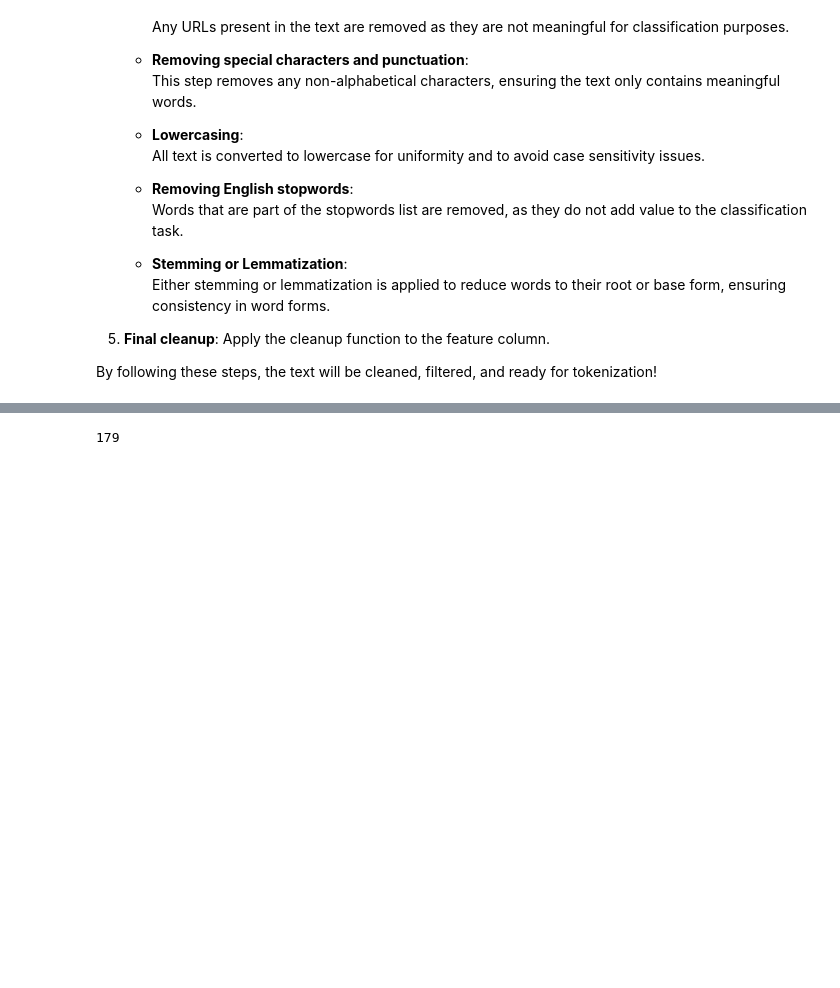
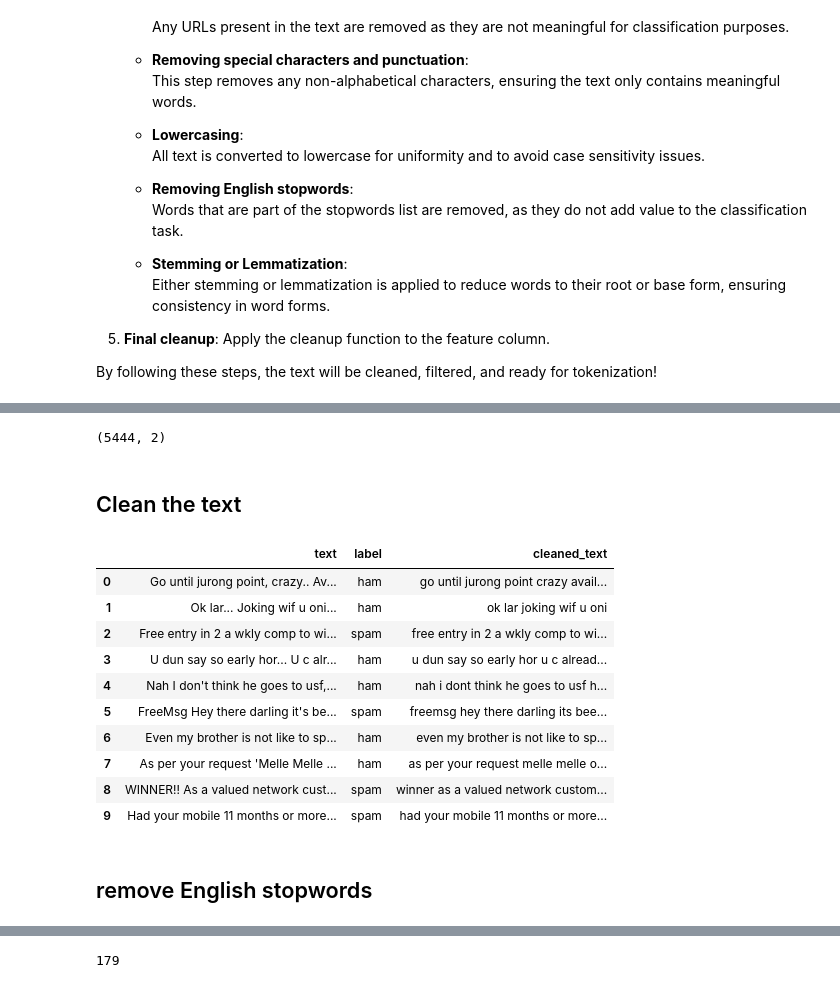
Before and after one commit to TariqAlhathloul/Text_Classification, a Jupyter notebook: Task2_Text_Classification.ipynb, the cells around one changed output, grey strips where cells are left out. Cells and saved outputs as stored; diff of their text form; code cells hidden in the pictures; blank space fills up the shorter version.

```diff
--- a/Task2_Text_Classification.ipynb
+++ b/Task2_Text_Classification.ipynb
@@ -125,5 +98,2 @@ stopwords = stopwords.words('english')
-# %%
-df['sentence_len'] = df['text'].apply(lambda x: len(sent_tokenize(x)))
-df['word_tokenize'] = df['text'].apply(lambda x: word_tokenize(x))
 # %% [markdown]
 ## Common Words and Vocabulary
@@ -184,0 +154,2 @@ By following these steps, the text will be cleaned, filtered, and ready for toke
+# %%
+df.dropna(inplace=True)
@@ -184,0 +194,8 @@ By following these steps, the text will be cleaned, filtered, and ready for toke
+# %%
+df = df[(df['text'].str.len() > 15) & (df['text'].str.len() <= 250)]
+# %%
+df.shape
+# %% [output]
+(5444, 2)
+# %% [markdown]
+## Clean the text
@@ -185 +218,17 @@ By following these steps, the text will be cleaned, filtered, and ready for toke
+# %%
+df.head(10)
+# %% [output]
+|  | text | label | cleaned_text |
+| 0 | Go until jurong point, crazy.. Av... | ham | go until jurong point crazy avail... |
+| 1 | Ok lar... Joking wif u oni... | ham | ok lar joking wif u oni |
+| 2 | Free entry in 2 a wkly comp to wi... | spam | free entry in 2 a wkly comp to wi... |
+| 3 | U dun say so early hor... U c alr... | ham | u dun say so early hor u c alread... |
+| 4 | Nah I don't think he goes to usf,... | ham | nah i dont think he goes to usf h... |
+| 5 | FreeMsg Hey there darling it's be... | spam | freemsg hey there darling its bee... |
+| 6 | Even my brother is not like to sp... | ham | even my brother is not like to sp... |
+| 7 | As per your request 'Melle Melle ... | ham | as per your request melle melle o... |
+| 8 | WINNER!! As a valued network cust... | spam | winner as a valued network custom... |
+| 9 | Had your mobile 11 months or more... | spam | had your mobile 11 months or more... |
+# %% [markdown]
+## remove English stopwords
 # %%
```
Also changed, not shown: parts of 56 cells of this notebook.
